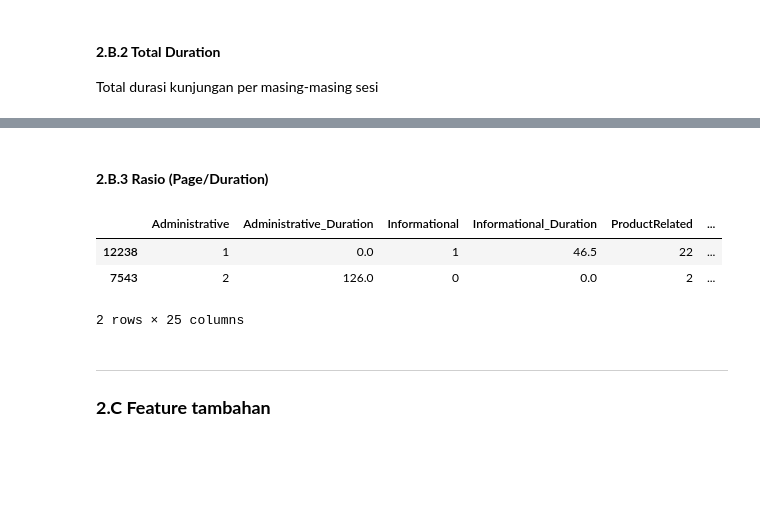
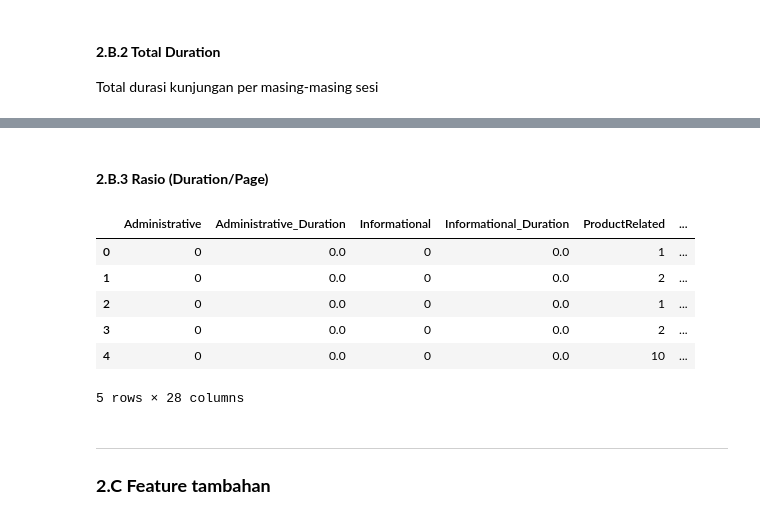
Before and after one commit to rahmars18/FinalProject, a Jupyter notebook: Preprocessing.ipynb, the cells around one changed output, grey strips where cells are left out. Cells and saved outputs as stored; diff of their text form; code cells hidden in the pictures; blank space fills up the shorter version.

```diff
--- a/Preprocessing.ipynb
+++ b/Preprocessing.ipynb
@@ -341,17 +341,24 @@ df_ex.sample(5)
 5 rows × 25 columns
 # %% [markdown]
-#### **2.B.3 Rasio (Page/Duration)**
+#### **2.B.3 Rasio (Duration/Page)**
 # %%
-df_ex['adm'] = df_ex['Administrative'] / df_ex['Administrative_Duration']
-df_ex['info'] = df_ex['Informational'] / df_ex['Informational_Duration']
-df_ex['product'] = df_ex['ProductRelated'] / df_ex['ProductRelated_Duration']
+df_ex['adm_rasio'] = df_ex['Administrative_Duration'] / df_ex['Administrative']
+df_ex['info_rasio'] = df_ex['Informational_Duration'] / df_ex['Informational']
+df_ex['product_rasio'] = df_ex['ProductRelated_Duration'] / df_ex['ProductRelated']
 
-df_ex.sample(2)
+df_ex['adm_rasio'] = df_ex['adm_rasio'].fillna(0)
+df_ex['info_rasio'] = df_ex['info_rasio'].fillna(0)
+df_ex['product_rasio'] = df_ex['product_rasio'].fillna(0)
+
+df_ex.head(5)
 # %% [output]
 |  | Administrative | Administrative_Duration | Informational | Informational_Duration | ProductRelated | ... |
-| 12238 | 1 | 0.0 | 1 | 46.5 | 22 | ... |
-| 7543 | 2 | 126.0 | 0 | 0.0 | 2 | ... |
+| 0 | 0 | 0.0 | 0 | 0.0 | 1 | ... |
+| 1 | 0 | 0.0 | 0 | 0.0 | 2 | ... |
+| 2 | 0 | 0.0 | 0 | 0.0 | 1 | ... |
+| 3 | 0 | 0.0 | 0 | 0.0 | 2 | ... |
+| 4 | 0 | 0.0 | 0 | 0.0 | 10 | ... |
-2 rows × 25 columns
+5 rows × 28 columns
 # %% [markdown]
 ***
 ### **2.C Feature tambahan**
```
Also changed, not shown: parts of 5 cells of this notebook.
